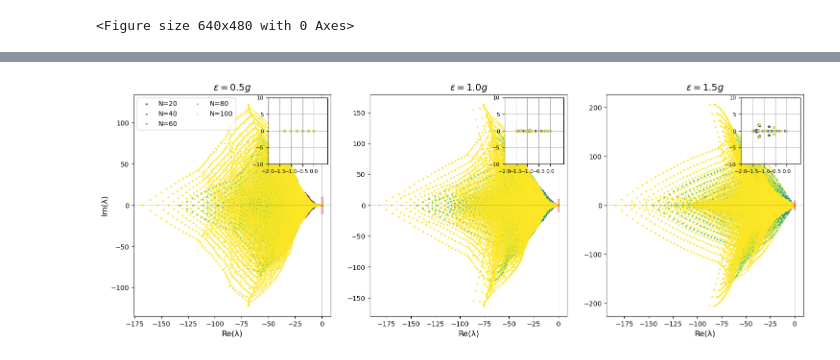
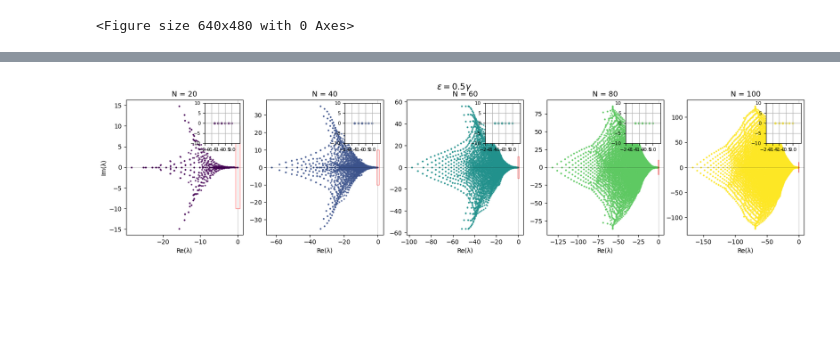
Before and after one commit to Art-999/QMPhysics, a Jupyter notebook: KerrOscilator/Loss_1photon.ipynb, the cells around one changed output, grey strips where cells are left out. Drawn from its saved outputs; the diff is of its cells as text; code cells hidden in the pictures; blank space fills up the shorter version.

Commit message:
Quantum sens corregido y plots de los eigs Kerr
Resultados reproducidos del paper de QS y eigenvalores del lindbladiano para diferentes N, asi como su analisis de fase

```diff
--- a/KerrOscilator/Loss_1photon.ipynb
+++ b/KerrOscilator/Loss_1photon.ipynb
@@ -118,7 +122,7 @@ for i, d in enumerate(N):
             # Imprimir solo primeros 5
             if k < 5:
                 print(
-                    rf"eps={e:.3f}, "
+                    fr"eps={e:.3f}, "
                     f"<n>={n_ss:.4f}, "
                     f"Tr={rho_ss.tr():.8f}, "
                     f"Tr^2={(rho_ss*rho_ss).tr():.8f}, "
@@ -211,7 +205,5 @@ plt.show()
 # %%
-import time
-import pickle
-import os
+
 
 # Parámetros
 N_values = [20, 40, 60, 80, 100]
@@ -219,17 +211,18 @@ g = 1.0
 k = 1/60
 Delta = 0
 epsilon_values = [0.5*g, 1.0*g, 1.5*g]
-epsilon_labels = [r'$\epsilon = 0.5g$', r'$\epsilon = 1.0g$', r'$\epsilon = 1.5g$']
+epsilon_labels = [r'$\epsilon = 0.5\gamma$', r'$\epsilon = 1.0\gamma$', r'$\epsilon = 1.5\gamma$']
 
-# Archivo de caché
-cache_folder = '1photon'  # Nombre de la carpeta
-cache_file = os.path.join(cache_folder, 'eigenvalues_cache.pkl')  # Ruta completa
+# Archivo de caché ------------------------------------------------------------------------------------------------------------------------------------------------
+
+cache_folder = '1photon'  # Carpeta
+# Archivo de caché con extensión .qu
+cache_file = os.path.join(cache_folder, 'eigenvalues_cache.qu')
 
 # Intentar cargar desde caché
 if os.path.exists(cache_file):
     print("Cargando resultados desde caché...")
-    with open(cache_file, 'rb') as f:
-        results_cache = pickle.load(f)
+    results_cache = qload(cache_file)
 else:
     results_cache = {}
     print("Calculando eigenvalores (esto puede tomar un momento)...")
@@ -247,18 +240,21 @@ else:
     print(f"Tiempo de cálculo: {elapsed_time:.2f} segundos")
 
     # Guardar en caché
-    with open(cache_file, 'wb') as f:
-        pickle.dump(results_cache, f)
+    qsave(results_cache, cache_file)
 
-# Crear figura
-fig, axes = plt.subplots(1, 3, figsize=(18, 6))
-colors = plt.cm.viridis(np.linspace(0, 1, len(N_values)))
+#------------------------------------------------------------------------------------------------------------------------------------------------------------------------------------------------------------------------
 
+# Crear figura - Una figura por cada valor de epsilon
 for idx, (eps, label) in enumerate(zip(epsilon_values, epsilon_labels)):
-    ax = axes[idx]
-    axins = inset_axes(ax, width="30%", height="30%", loc='upper right')
+    # Crear una figura con 5 subplots (una por cada N)
+    fig, axes = plt.subplots(1, len(N_values), figsize=(20, 4))
+    fig.suptitle(label, fontsize=14)
+
+    colors = plt.cm.viridis(np.linspace(0, 1, len(N_values)))
 
     for i, N in enumerate(N_values):
+        ax = axes[i]
+
         # Obtener eigenvalores del caché
         key = f"N{N}_eps{eps}"
         eigs = results_cache[key]
@@ -266,37 +262,40 @@ for idx, (eps, label) in enumerate(zip(epsilon_values, epsilon_labels)):
         X = np.real(eigs)
         Y = np.imag(eigs)
 
-        ax.scatter(X, Y, s=3, c=[colors[i]], alpha=0.7,
-                  label=f'N={N}' if idx == 0 else "", rasterized=True)
+        ax.scatter(X, Y, s=3, c=[colors[i]], alpha=0.7, rasterized=True)
 
+        ax.set_title(f'N = {N}', fontsize=12)
+        ax.set_xlabel('Re(λ)', fontsize=10)
+        if i == 0:
+            ax.set_ylabel('Im(λ)', fontsize=10)
+
+        ax.axhline(0, color='black', lw=0.5, alpha=0.3)
+        ax.axvline(0, color='black', lw=0.5, alpha=0.3)
+
+        # Opcional: ajustar límites si es necesario
+        # ax.set_xlim([-20, 5])
+        # ax.set_ylim([-50, 50])
+
+        # Agregar zoom si quieres mantenerlo
+        axins = inset_axes(ax, width="30%", height="30%", loc='upper right')
         mask = (X > -1.5) & (X < 1.5) & (Y > -15) & (Y < 15)
         if np.any(mask):
             axins.scatter(X[mask], Y[mask], s=8, c=[colors[i]], alpha=0.7)
 
-    ax.set_title(label, fontsize=14)
-    ax.set_xlabel('Re(λ)', fontsize=12)
-    if idx == 0:
-        ax.set_ylabel('Im(λ)', fontsize=12)
+        axins.set_xlim(-2, 0.6)
+        axins.set_ylim(-10, 10)
+        axins.grid(0.5)
+        axins.tick_params(axis='both', labelsize=8)
+        axins.set_xticks([-2, -1.5, -1, -0.5, 0])
+        axins.set_yticks([-10, -5, 0, 5, 10])
 
-    ax.axhline(0, color='black', lw=0.5, alpha=0.3)
-    ax.axvline(0, color='black', lw=0.5, alpha=0.3)
-#    ax.set_xlim([-20, 5])
-#    ax.set_ylim([-50, 50])
+        # Indicador de zona de zoom
+        from matplotlib.patches import Rectangle
+        rect = Rectangle((-0.6, -10), 1.2, 20,
+                         linewidth=1, edgecolor='red', facecolor='none', alpha=0.5)
+        ax.add_patch(rect)
 
-    axins.set_xlim(-2, 0.6)
-    axins.set_ylim(-10, 10)
-    axins.grid(0.5)
-    axins.tick_params(axis='both', labelsize=8)
-    axins.set_xticks([-2 , -1.5, -1, -0.5,0])
-    axins.set_yticks([-10, -5, 0, 5, 10])
 
-    # Indicador de zona de zoom
-    from matplotlib.patches import Rectangle
-    rect = Rectangle((-0.6, -10), 1.2, 20,
-                     linewidth=1, edgecolor='red', facecolor='none', alpha=0.5)
-    ax.add_patch(rect)
-
-axes[0].legend(loc='upper left', fontsize=10, ncol=2)
-plt.savefig('eigsKerr_3_epsilon.pdf', dpi=300, bbox_inches='tight')
-plt.show()
+    plt.savefig(f'eigsKerr_epsilon_{idx+1}.pdf', dpi=300, bbox_inches='tight')
+    plt.show()
 # %% [output]
@@ -304 +319 @@ Cargando resultados desde caché...
-[figure, old version]
+[figure, new version]
```
Also changed, not shown: parts of 3 cells of this notebook, 15 other files.
